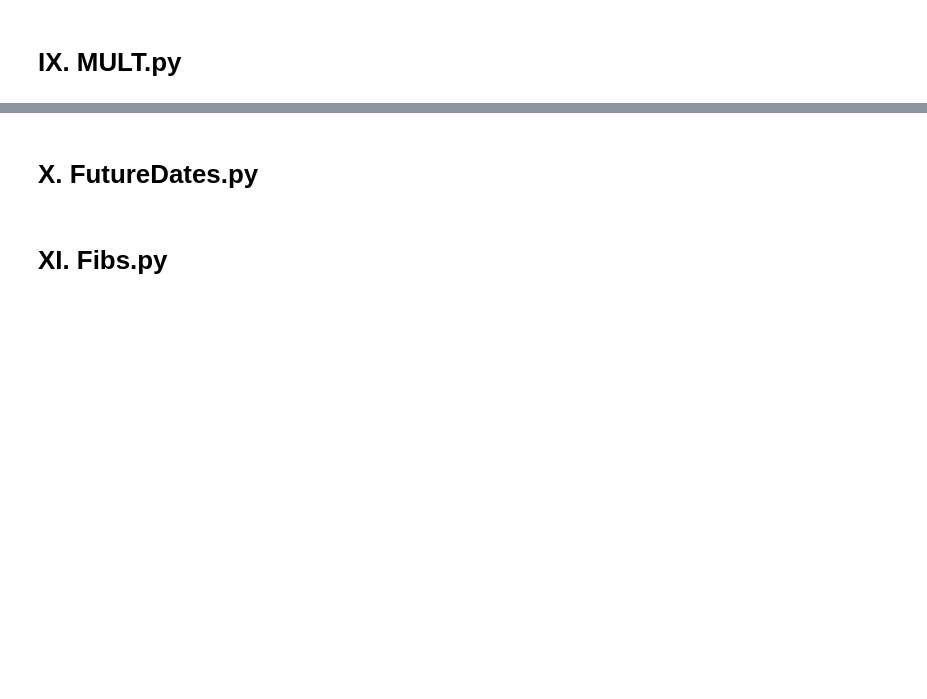
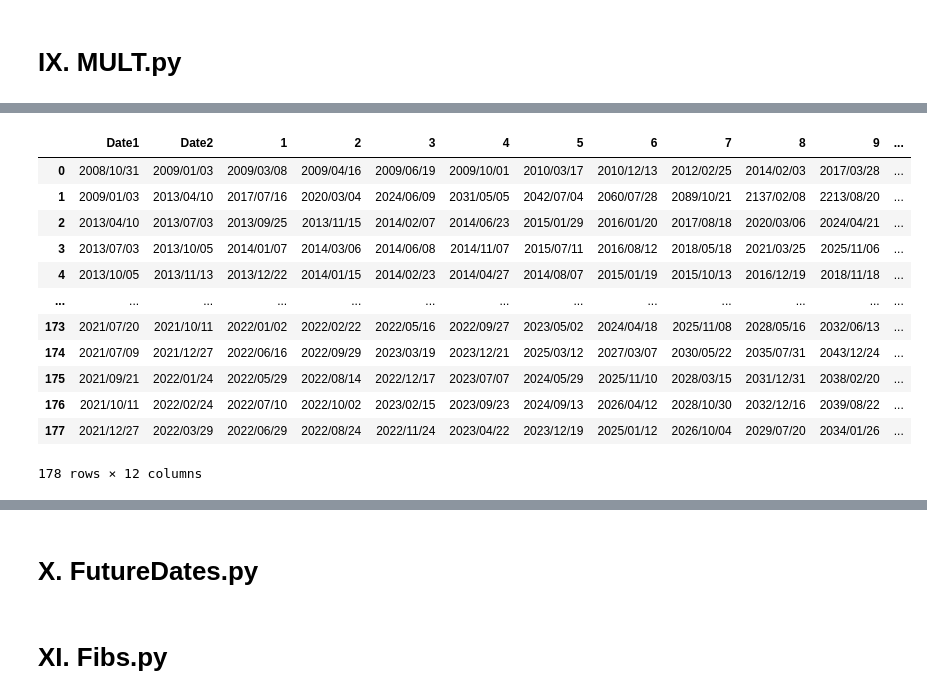
Before and after one commit to amirlehmam/MEMOIREPROPRE, a Jupyter notebook: PIPELINE.ipynb, the cells around one changed output, grey strips where cells are left out. Cells and saved outputs as stored; diff of their text form; code cells hidden in the pictures; blank space fills up the shorter version.

```diff
--- a/PIPELINE.ipynb
+++ b/PIPELINE.ipynb
@@ -4476,24 +5066,41 @@ final
 # %%
 from datetime import datetime
 
 m618 = m.copy()
 
 for i, col in enumerate(m618.columns[2:]):
     df1 = pd.to_datetime(m618['Date1'])
     df2 = pd.to_datetime(m618['Date2'])
     m618[col] =  df2 + ((df2 - df1) * (1.618 ** i))
 
-m618['Date1'] = m618['Date1'].dt.strftime('%d/%m/%Y')
-m618['Date2'] = m618['Date2'].dt.strftime('%d/%m/%Y')
-m618['1'] = m618['1'].dt.strftime('%d/%m/%Y')
-m618['2'] = m618['2'].dt.strftime('%d/%m/%Y')
-m618['3'] = m618['3'].dt.strftime('%d/%m/%Y')
-m618['4'] = m618['4'].dt.strftime('%d/%m/%Y')
-m618['5'] = m618['5'].dt.strftime('%d/%m/%Y')
-m618['6'] = m618['6'].dt.strftime('%d/%m/%Y')
-m618['7'] = m618['7'].dt.strftime('%d/%m/%Y')
-m618['8'] = m618['8'].dt.strftime('%d/%m/%Y')
-m618['9'] = m618['9'].dt.strftime('%d/%m/%Y')
-m618['10'] = m618['10'].dt.strftime('%d/%m/%Y')
+m618['Date1'] = pd.to_datetime(m618['Date1'])
+m618['Date2'] = pd.to_datetime(m618['Date2'])
+
+m618['Date1'] = m618['Date1'].dt.strftime('%Y/%m/%d')
+m618['Date2'] = m618['Date2'].dt.strftime('%Y/%m/%d')
+m618['1'] = m618['1'].dt.strftime('%Y/%m/%d')
+m618['2'] = m618['2'].dt.strftime('%Y/%m/%d')
+m618['3'] = m618['3'].dt.strftime('%Y/%m/%d')
+m618['4'] = m618['4'].dt.strftime('%Y/%m/%d')
+m618['5'] = m618['5'].dt.strftime('%Y/%m/%d')
+m618['6'] = m618['6'].dt.strftime('%Y/%m/%d')
+m618['7'] = m618['7'].dt.strftime('%Y/%m/%d')
+m618['8'] = m618['8'].dt.strftime('%Y/%m/%d')
+m618['9'] = m618['9'].dt.strftime('%Y/%m/%d')
+m618['10'] = m618['10'].dt.strftime('%Y/%m/%d')
 
 m618
+# %% [output]
+|  | Date1 | Date2 | 1 | 2 | 3 | 4 | 5 | 6 | 7 | 8 | 9 | ... |
+| 0 | 2008/10/31 | 2009/01/03 | 2009/03/08 | 2009/04/16 | 2009/06/19 | 2009/10/01 | 2010/03/17 | 2010/12/13 | 2012/02/25 | 2014/02/03 | 2017/03/28 | ... |
+| 1 | 2009/01/03 | 2013/04/10 | 2017/07/16 | 2020/03/04 | 2024/06/09 | 2031/05/05 | 2042/07/04 | 2060/07/28 | 2089/10/21 | 2137/02/08 | 2213/08/20 | ... |
+| 2 | 2013/04/10 | 2013/07/03 | 2013/09/25 | 2013/11/15 | 2014/02/07 | 2014/06/23 | 2015/01/29 | 2016/01/20 | 2017/08/18 | 2020/03/06 | 2024/04/21 | ... |
+| 3 | 2013/07/03 | 2013/10/05 | 2014/01/07 | 2014/03/06 | 2014/06/08 | 2014/11/07 | 2015/07/11 | 2016/08/12 | 2018/05/18 | 2021/03/25 | 2025/11/06 | ... |
+| 4 | 2013/10/05 | 2013/11/13 | 2013/12/22 | 2014/01/15 | 2014/02/23 | 2014/04/27 | 2014/08/07 | 2015/01/19 | 2015/10/13 | 2016/12/19 | 2018/11/18 | ... |
+| ... | ... | ... | ... | ... | ... | ... | ... | ... | ... | ... | ... | ... |
+| 173 | 2021/07/20 | 2021/10/11 | 2022/01/02 | 2022/02/22 | 2022/05/16 | 2022/09/27 | 2023/05/02 | 2024/04/18 | 2025/11/08 | 2028/05/16 | 2032/06/13 | ... |
+| 174 | 2021/07/09 | 2021/12/27 | 2022/06/16 | 2022/09/29 | 2023/03/19 | 2023/12/21 | 2025/03/12 | 2027/03/07 | 2030/05/22 | 2035/07/31 | 2043/12/24 | ... |
+| 175 | 2021/09/21 | 2022/01/24 | 2022/05/29 | 2022/08/14 | 2022/12/17 | 2023/07/07 | 2024/05/29 | 2025/11/10 | 2028/03/15 | 2031/12/31 | 2038/02/20 | ... |
+| 176 | 2021/10/11 | 2022/02/24 | 2022/07/10 | 2022/10/02 | 2023/02/15 | 2023/09/23 | 2024/09/13 | 2026/04/12 | 2028/10/30 | 2032/12/16 | 2039/08/22 | ... |
+| 177 | 2021/12/27 | 2022/03/29 | 2022/06/29 | 2022/08/24 | 2022/11/24 | 2023/04/22 | 2023/12/19 | 2025/01/12 | 2026/10/04 | 2029/07/20 | 2034/01/26 | ... |
+178 rows × 12 columns
```
Also changed, not shown: parts of 100 cells of this notebook.
